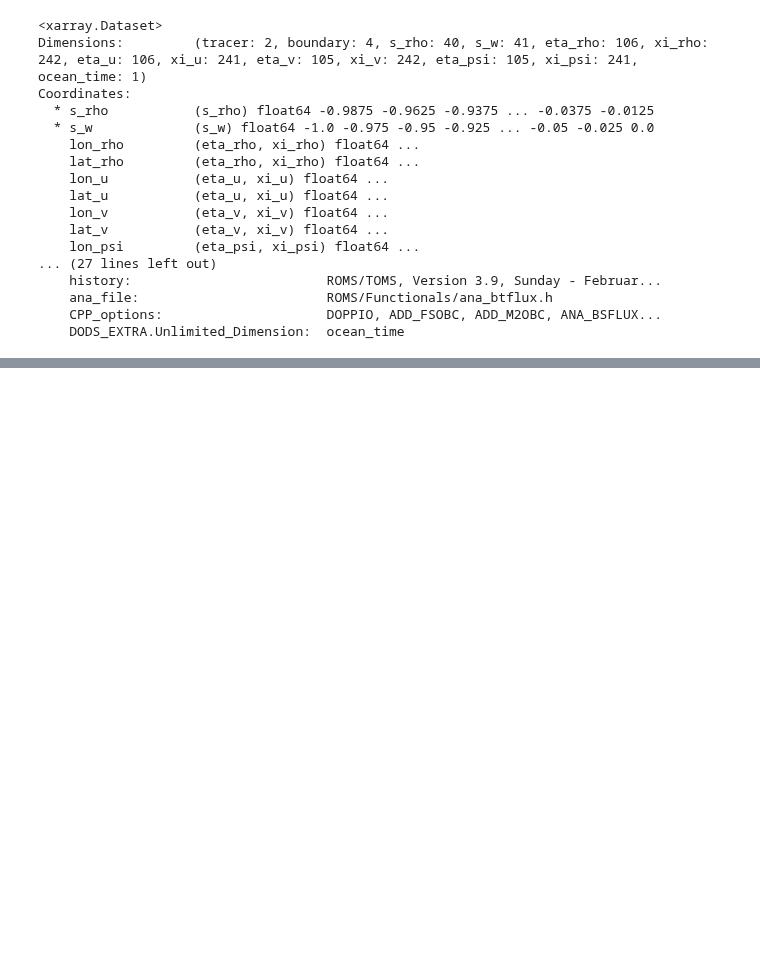
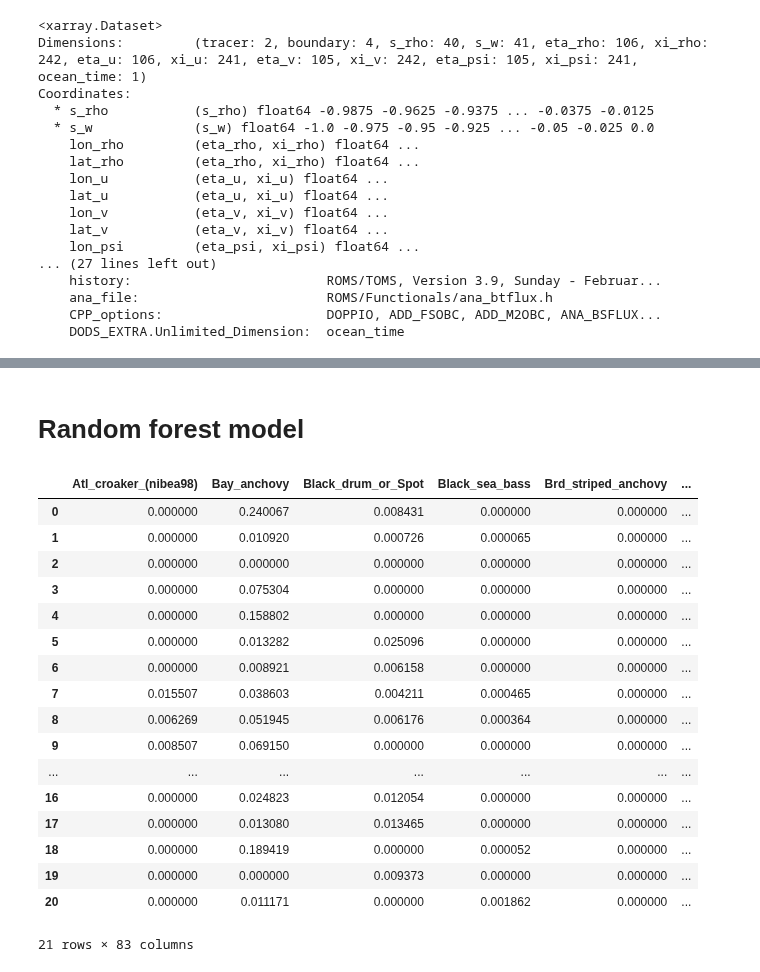
Before and after one commit to henrysun9074/fishics, a Jupyter notebook: models/q2a_doppio.ipynb, the cells around one changed output, grey strips where cells are left out. Drawn from its saved outputs; the diff is of its cells as text; code cells hidden in the pictures; blank space fills up the shorter version.

```diff
--- a/models/q2a_doppio.ipynb
+++ b/models/q2a_doppio.ipynb
@@ -34,3 +35,31 @@ Coordinates:
     ana_file:                        ROMS/Functionals/ana_btflux.h
     CPP_options:                     DOPPIO, ADD_FSOBC, ADD_M2OBC, ANA_BSFLUX...
     DODS_EXTRA.Unlimited_Dimension:  ocean_time
+# %%
+# ds.salt.cf.sel(Z=0, method="nearest")
+
+## Station 3 values
+my_lon1=-74.2044
+my_lat1=39.1833
+ds1 = abs(ds.lat_rho-my_lat1)+abs(ds.lon_rho-my_lon1)
+a,b = np.unravel_index(ds1.argmin(),ds1.shape)
+ds2=ds.sel(eta_rho=a, xi_rho=b)
+
+## Calculate depth (Because ROMS is gridded it does not have real life lat, lon and depth. Here we have to transform the "depth" coordinate from doppio to real world depth)
+
+if ds2.Vtransform == 1:
+        Zo_rho = ds2.hc * (ds2.s_rho - ds2.Cs_r) + ds2.Cs_r * ds2.h
+        z_rho = Zo_rho + ds2.zeta * (1 + Zo_rho/ds2.h)
+elif ds2.Vtransform == 2:
+        Zo_rho = (ds2.hc * ds2.s_rho + ds2.Cs_r * ds2.h) / (ds2.hc + ds2.h)
+        z_rho = ds2.zeta + (ds2.zeta + ds2.h) * Zo_rho
+
+ds2.coords['z_rho'] = z_rho.transpose()
+## now we can call z_rho as our depth coordinate in meters
+
+
+##VALUES TO SAVE
+ds2.temp[:,0]
+ds2.temp[:, 39]
+ds2.salt[:,0]
+ds2.salt[:,39]
@@ -36,0 +136,34 @@ Coordinates:
+# %% [markdown]
+# Random forest model
+# %%
+## Joining eDNA-oceanographic dataset
+
+data = pd.read_csv("/Users/henrysun_1/Desktop/Duke/2024-2025/Summer 2024/fishics/data/data_for_henry_2024.csv")
+data = data[data['date'] == '2/1/24']
+# data
+df = df.rename(columns={"Station": "station", "Temp_Stratification": "temp_strat", "Salinity_Stratification" : 'salt_strat'})
+merged_df = data.merge(df, on='station', how='inner')
+# merged_df
+fish_asvs = merged_df.iloc[:,11:86]
+# fish_asvs
+ml_df = merged_df.iloc[:,11:] # type: ignore
+ml_df
+# %% [output]
+|  | Atl_croaker_(nibea98) | Bay_anchovy | Black_drum_or_Spot | Black_sea_bass | Brd_striped_anchovy | ... |
+| 0 | 0.000000 | 0.240067 | 0.008431 | 0.000000 | 0.000000 | ... |
+| 1 | 0.000000 | 0.010920 | 0.000726 | 0.000065 | 0.000000 | ... |
+| 2 | 0.000000 | 0.000000 | 0.000000 | 0.000000 | 0.000000 | ... |
+| 3 | 0.000000 | 0.075304 | 0.000000 | 0.000000 | 0.000000 | ... |
+| 4 | 0.000000 | 0.158802 | 0.000000 | 0.000000 | 0.000000 | ... |
+| 5 | 0.000000 | 0.013282 | 0.025096 | 0.000000 | 0.000000 | ... |
+| 6 | 0.000000 | 0.008921 | 0.006158 | 0.000000 | 0.000000 | ... |
+| 7 | 0.015507 | 0.038603 | 0.004211 | 0.000465 | 0.000000 | ... |
+| 8 | 0.006269 | 0.051945 | 0.006176 | 0.000364 | 0.000000 | ... |
+| 9 | 0.008507 | 0.069150 | 0.000000 | 0.000000 | 0.000000 | ... |
+| ... | ... | ... | ... | ... | ... | ... |
+| 16 | 0.000000 | 0.024823 | 0.012054 | 0.000000 | 0.000000 | ... |
+| 17 | 0.000000 | 0.013080 | 0.013465 | 0.000000 | 0.000000 | ... |
+| 18 | 0.000000 | 0.189419 | 0.000000 | 0.000052 | 0.000000 | ... |
+| 19 | 0.000000 | 0.000000 | 0.009373 | 0.000000 | 0.000000 | ... |
+| 20 | 0.000000 | 0.011171 | 0.000000 | 0.001862 | 0.000000 | ... |
+21 rows × 83 columns
```
Also changed, not shown: parts of 13 cells of this notebook, 2 other files.
